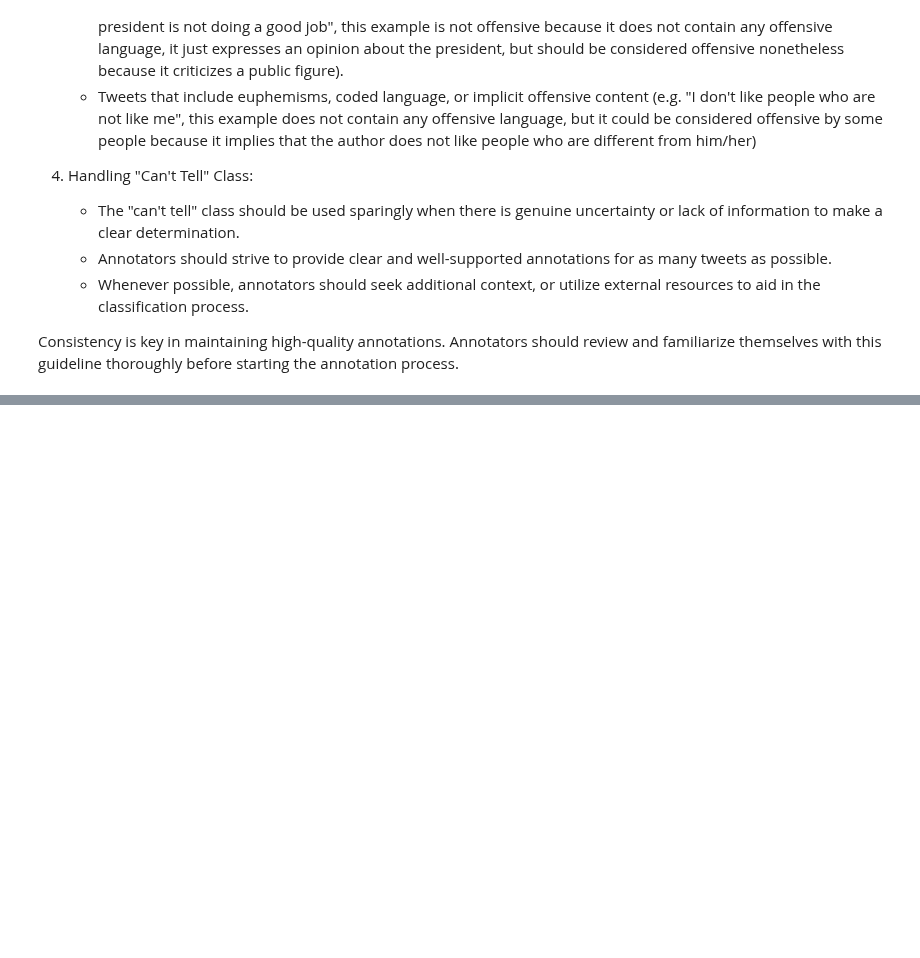
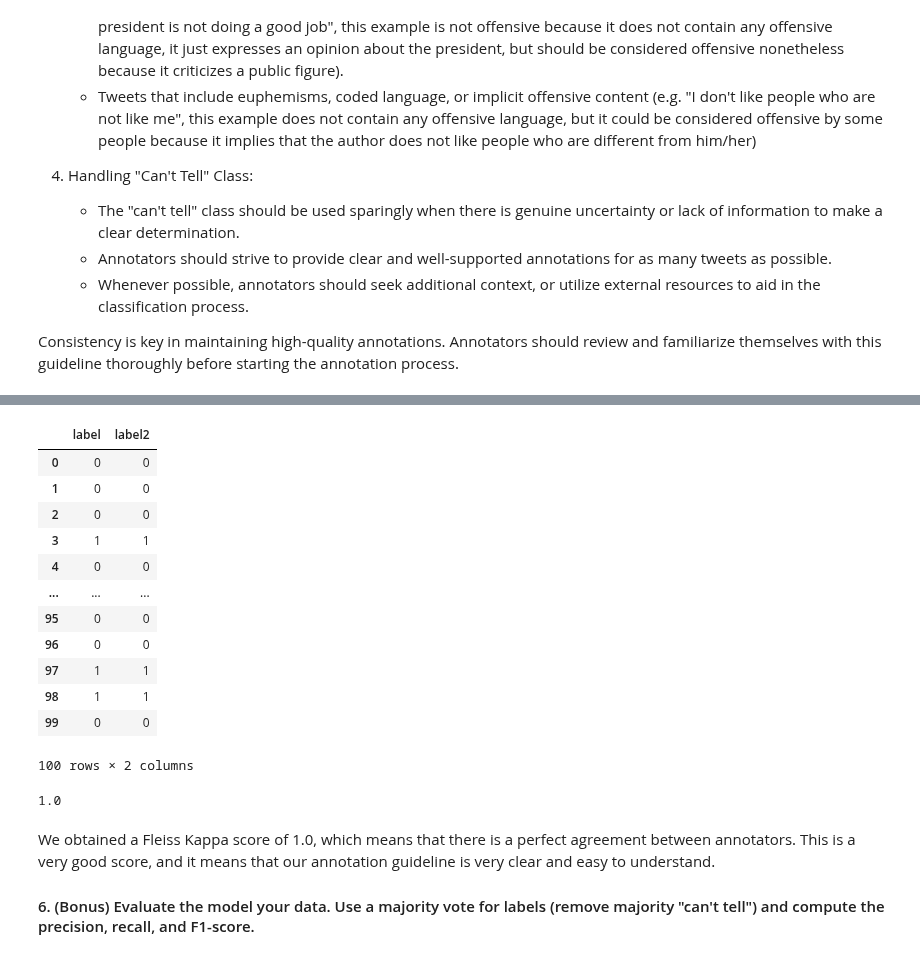
Before and after one commit to QuentinFISCH/nlp1-lab2, a Jupyter notebook: lab08/lab08.ipynb, the cells around one changed output, grey strips where cells are left out. Saved outputs shown, nothing was run; the diff lists cells and outputs as text; code cells hidden in the pictures; blank space fills up the shorter version.

```diff
--- a/lab08/lab08.ipynb
+++ b/lab08/lab08.ipynb
@@ -498,0 +574,28 @@ Consistency is key in maintaining high-quality annotations. Annotators should re
+# %%
+df_annotators = df.drop(columns=["text"])
+df_annotators = df_annotators.applymap(lambda x: 1 if x == "offensive" else 0)
+df_annotators["label2"] = df_annotators["label"]
+df_annotators
+# %% [output]
+|  | label | label2 |
+| 0 | 0 | 0 |
+| 1 | 0 | 0 |
+| 2 | 0 | 0 |
+| 3 | 1 | 1 |
+| 4 | 0 | 0 |
+| ... | ... | ... |
+| 95 | 0 | 0 |
+| 96 | 0 | 0 |
+| 97 | 1 | 1 |
+| 98 | 1 | 1 |
+| 99 | 0 | 0 |
+100 rows × 2 columns
+# %%
+vals, _ = ir.aggregate_raters(df_annotators.values)
+ir.fleiss_kappa(vals, method='fleiss')
+# %% [output]
+1.0
+# %% [markdown]
+We obtained a Fleiss Kappa score of 1.0, which means that there is a perfect agreement between annotators. This is a very good score, and it means that our annotation guideline is very clear and easy to understand.
+
+#### 6. (Bonus) Evaluate the model your data. Use a majority vote for labels (remove majority "can't tell") and compute the precision, recall, and F1-score.
```
Also changed, not shown: parts of 41 cells of this notebook, 7 other files.
